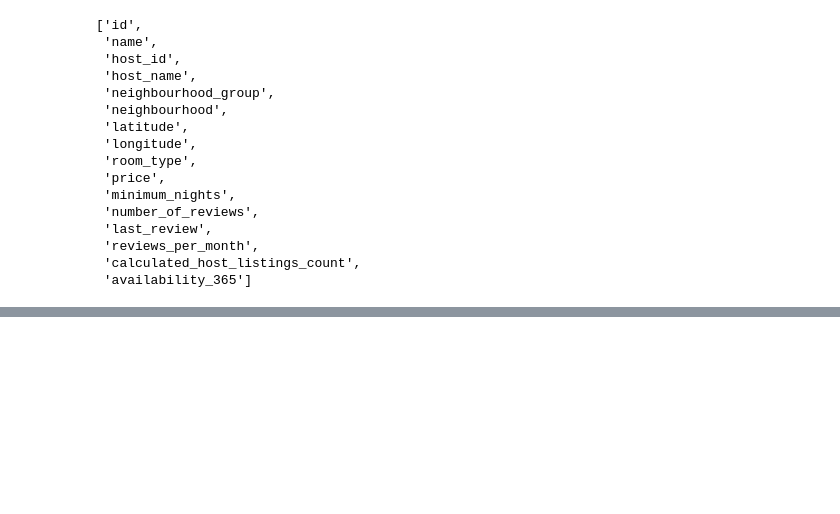
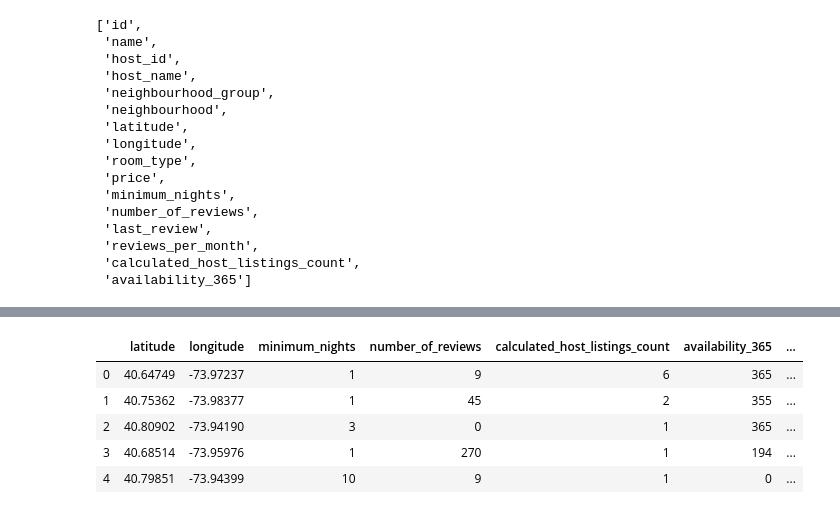
Before and after one commit to GerardoZuniga/PrActicaMod6, a Jupyter notebook: Proyecto Módulo 6 Minería de Datos.ipynb, the cells around one changed output, grey strips where cells are left out. Cells and saved outputs as stored; diff of their text form; code cells hidden in the pictures; blank space fills up the shorter version.

```diff
--- a/Proyecto Módulo 6 Minería de Datos.ipynb
+++ b/Proyecto Módulo 6 Minería de Datos.ipynb
@@ -132,0 +159,12 @@ df_num.corr()
+# %%
+Numeric2 = ['latitude', 'longitude', 'minimum_nights', 'number_of_reviews', 'calculated_host_listings_count',
+           'availability_365', 'price']
+df_2 = df[Numeric2]
+df_2.head()
+# %% [output]
+|  | latitude | longitude | minimum_nights | number_of_reviews | calculated_host_listings_count | availability_365 | ... |
+| 0 | 40.64749 | -73.97237 | 1 | 9 | 6 | 365 | ... |
+| 1 | 40.75362 | -73.98377 | 1 | 45 | 2 | 355 | ... |
+| 2 | 40.80902 | -73.94190 | 3 | 0 | 1 | 365 | ... |
+| 3 | 40.68514 | -73.95976 | 1 | 270 | 1 | 194 | ... |
+| 4 | 40.79851 | -73.94399 | 10 | 9 | 1 | 0 | ... |
```
Also changed, not shown: parts of 10 cells of this notebook.
